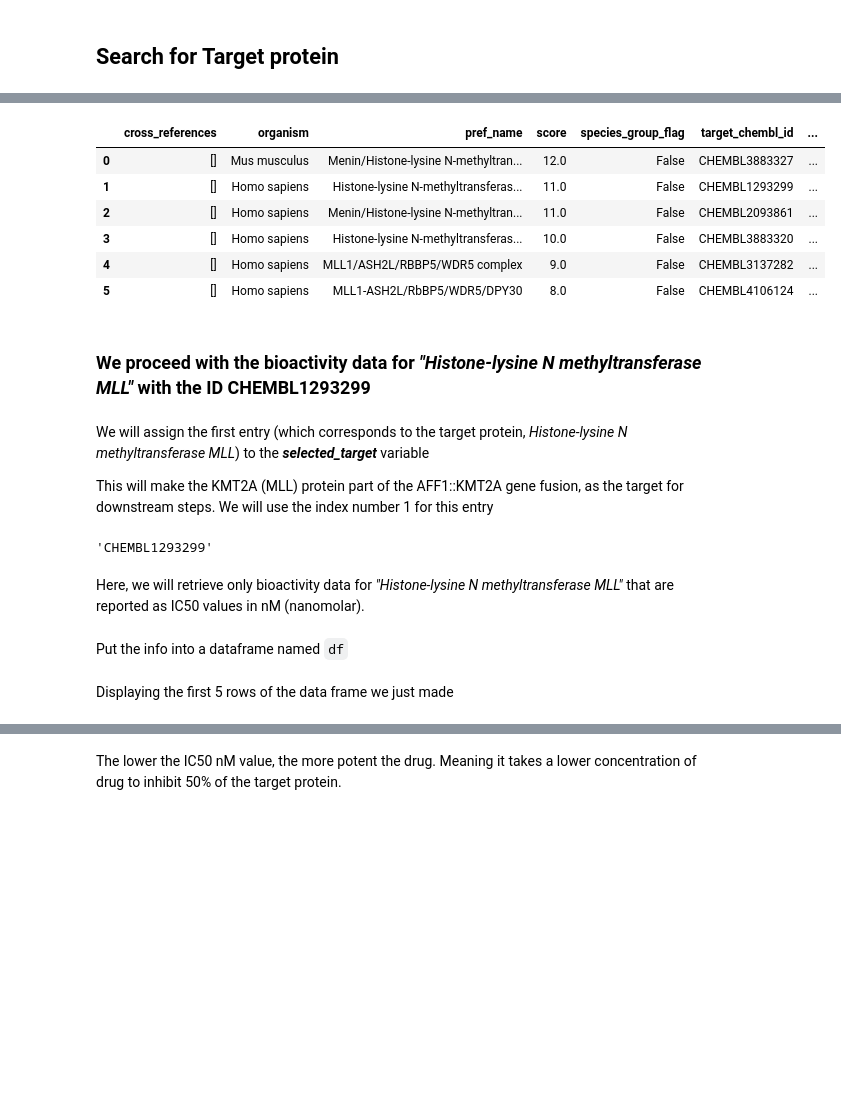
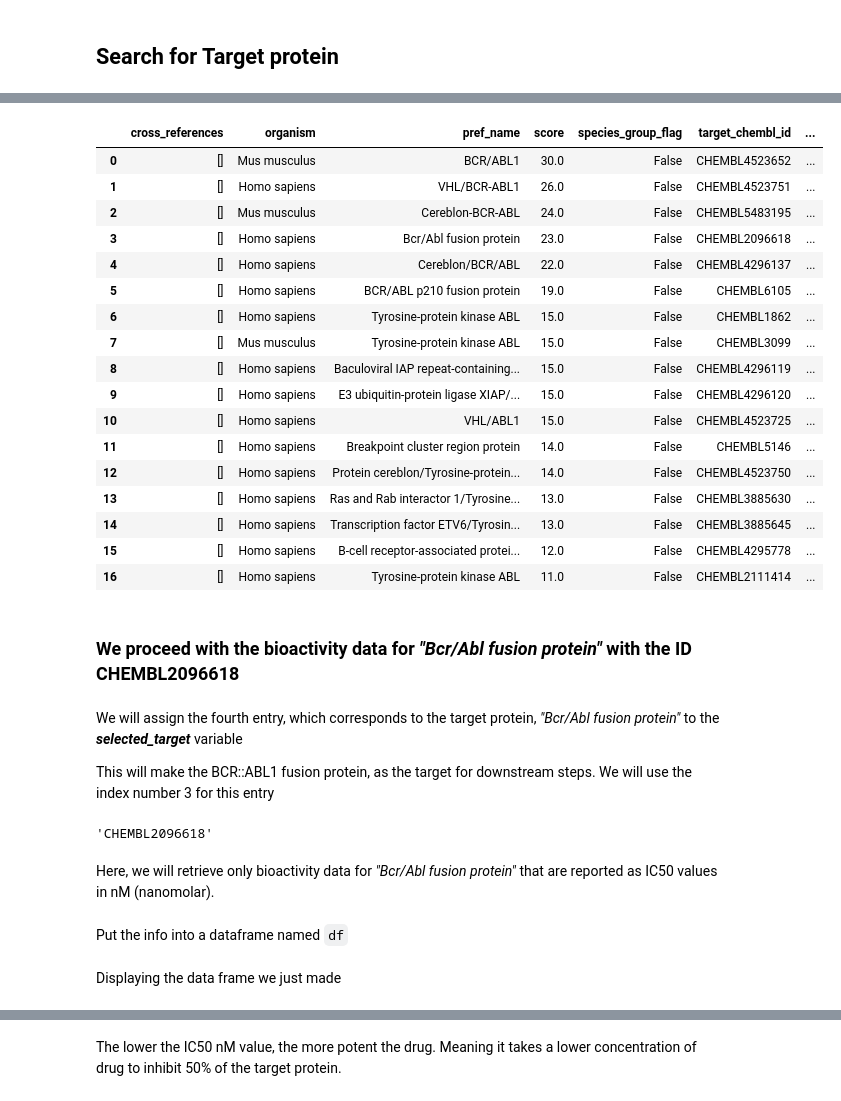
Before and after one commit to laura-budurlean/Drug-Discovery-with-Python-and-Machine-Learning, a Jupyter notebook: CDD_ML_Part_1_bioactivity_data.ipynb, the cells around one changed output, grey strips where cells are left out. Saved outputs shown, nothing was run; the diff lists cells and outputs as text; code cells hidden in the pictures; blank space fills up the shorter version.

Commit message:
Personalizing pipeline for BCR::ABL1 fusion protein as target

```diff
--- a/CDD_ML_Part_1_bioactivity_data.ipynb
+++ b/CDD_ML_Part_1_bioactivity_data.ipynb
@@ -58,30 +48,41 @@ Read more about KMT2A rearrangements here: https://pmc.ncbi.nlm.nih.gov/articles
 # %%
 # Target search for coronavirus
 target = new_client.target
-target_query = target.search('KMT2A')
+target_query = target.search('BCR::ABL1')
 targets = pd.DataFrame.from_dict(target_query)
 targets
 # %% [output]
 |  | cross_references | organism | pref_name | score | species_group_flag | target_chembl_id | ... |
-| 0 | [] | Mus musculus | Menin/Histone-lysine N-methyltran... | 12.0 | False | CHEMBL3883327 | ... |
-| 1 | [] | Homo sapiens | Histone-lysine N-methyltransferas... | 11.0 | False | CHEMBL1293299 | ... |
-| 2 | [] | Homo sapiens | Menin/Histone-lysine N-methyltran... | 11.0 | False | CHEMBL2093861 | ... |
-| 3 | [] | Homo sapiens | Histone-lysine N-methyltransferas... | 10.0 | False | CHEMBL3883320 | ... |
-| 4 | [] | Homo sapiens | MLL1/ASH2L/RBBP5/WDR5 complex | 9.0 | False | CHEMBL3137282 | ... |
-| 5 | [] | Homo sapiens | MLL1-ASH2L/RbBP5/WDR5/DPY30 | 8.0 | False | CHEMBL4106124 | ... |
+| 0 | [] | Mus musculus | BCR/ABL1 | 30.0 | False | CHEMBL4523652 | ... |
+| 1 | [] | Homo sapiens | VHL/BCR-ABL1 | 26.0 | False | CHEMBL4523751 | ... |
+| 2 | [] | Mus musculus | Cereblon-BCR-ABL | 24.0 | False | CHEMBL5483195 | ... |
+| 3 | [] | Homo sapiens | Bcr/Abl fusion protein | 23.0 | False | CHEMBL2096618 | ... |
+| 4 | [] | Homo sapiens | Cereblon/BCR/ABL | 22.0 | False | CHEMBL4296137 | ... |
+| 5 | [] | Homo sapiens | BCR/ABL p210 fusion protein | 19.0 | False | CHEMBL6105 | ... |
+| 6 | [] | Homo sapiens | Tyrosine-protein kinase ABL | 15.0 | False | CHEMBL1862 | ... |
+| 7 | [] | Mus musculus | Tyrosine-protein kinase ABL | 15.0 | False | CHEMBL3099 | ... |
+| 8 | [] | Homo sapiens | Baculoviral IAP repeat-containing... | 15.0 | False | CHEMBL4296119 | ... |
+| 9 | [] | Homo sapiens | E3 ubiquitin-protein ligase XIAP/... | 15.0 | False | CHEMBL4296120 | ... |
+| 10 | [] | Homo sapiens | VHL/ABL1 | 15.0 | False | CHEMBL4523725 | ... |
+| 11 | [] | Homo sapiens | Breakpoint cluster region protein | 14.0 | False | CHEMBL5146 | ... |
+| 12 | [] | Homo sapiens | Protein cereblon/Tyrosine-protein... | 14.0 | False | CHEMBL4523750 | ... |
+| 13 | [] | Homo sapiens | Ras and Rab interactor 1/Tyrosine... | 13.0 | False | CHEMBL3885630 | ... |
+| 14 | [] | Homo sapiens | Transcription factor ETV6/Tyrosin... | 13.0 | False | CHEMBL3885645 | ... |
+| 15 | [] | Homo sapiens | B-cell receptor-associated protei... | 12.0 | False | CHEMBL4295778 | ... |
+| 16 | [] | Homo sapiens | Tyrosine-protein kinase ABL | 11.0 | False | CHEMBL2111414 | ... |
 # %% [markdown]
-### **We proceed with the bioactivity data for *"Histone-lysine N methyltransferase MLL"* with the ID CHEMBL1293299**
+### **We proceed with the bioactivity data for *"Bcr/Abl fusion protein"* with the ID CHEMBL2096618**
 # %% [markdown]
-We will assign the first entry (which corresponds to the target protein, *Histone-lysine N methyltransferase MLL*) to the ***selected_target*** variable
+We will assign the fourth entry, which corresponds to the target protein, *"Bcr/Abl fusion protein"* to the ***selected_target*** variable
 
-This will make the KMT2A (MLL) protein part of the AFF1::KMT2A gene fusion, as the target for downstream steps. We will use the index number 1 for this entry
+This will make the BCR::ABL1 fusion protein, as the target for downstream steps. We will use the index number 3 for this entry
 # %%
-selected_target = targets.target_chembl_id[1]
+selected_target = targets.target_chembl_id[3]
 selected_target
 # %% [output]
-'CHEMBL1293299'
+'CHEMBL2096618'
 # %% [markdown]
-Here, we will retrieve only bioactivity data for *"Histone-lysine N methyltransferase MLL"* that are reported as IC50 values in nM (nanomolar).
+Here, we will retrieve only bioactivity data for *"Bcr/Abl fusion protein"* that are reported as IC50 values in nM (nanomolar).
 # %%
 activity = new_client.activity
 res = activity.filter(target_chembl_id=selected_target).filter(type="IC50").filter(units="nM")
@@ -90,5 +91,5 @@ Put the info into a dataframe named `df`
 # %%
 df = pd.DataFrame.from_dict(res)
 # %% [markdown]
-Displaying the first 5 rows of the data frame we just made
+Displaying the data frame we just made
 # %%
```
Also changed, not shown: parts of 29 cells of this notebook, 1 other file.
